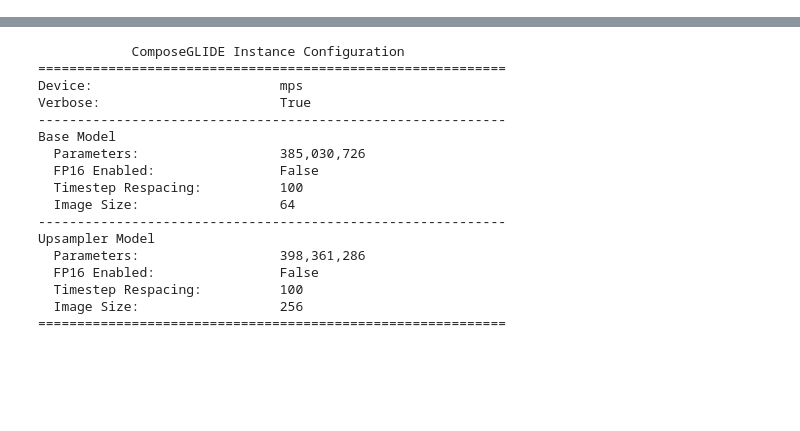
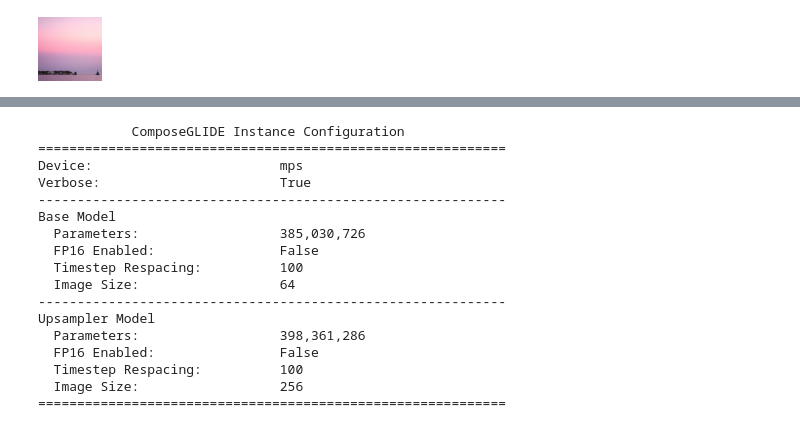
Before and after one commit to denskrlv/gm-project-2, a Jupyter notebook: main.ipynb, the cells around one changed output, grey strips where cells are left out. Drawn from its saved outputs; the diff is of its cells as text; code cells hidden in the pictures; blank space fills up the shorter version.

```diff
--- a/main.ipynb
+++ b/main.ipynb
@@ -5,0 +23,3 @@ from matplotlib import pyplot as plt
+# %%
+has_cuda = th.cuda.is_available()
+device = th.device('mps')
@@ -5,0 +54,72 @@ from matplotlib import pyplot as plt
+# %%
+def show_images(batch: th.Tensor):
+    """ Display a batch of images inline. """
+    scaled = ((batch + 1)*127.5).round().clamp(0,255).to(th.uint8).cpu()
+    reshaped = scaled.permute(2, 0, 3, 1).reshape([batch.shape[2], -1, 3])
+    display(Image.fromarray(reshaped.numpy()))
+# %%
+# Sampling parameters
+prompt = PROMPT
+batch_size = 1
+guidance_scale = 3.0
+
+# Tune this parameter to control the sharpness of 256x256 images.
+# A value of 1.0 is sharper, but sometimes results in grainy artifacts.
+upsample_temp = 0.997
+# %%
+##############################
+# Sample from the base model #
+##############################
+
+# Create the text tokens to feed to the model.
+tokens = model.tokenizer.encode(prompt)
+tokens, mask = model.tokenizer.padded_tokens_and_mask(
+    tokens, options['text_ctx']
+)
+
+# Create the classifier-free guidance tokens (empty)
+full_batch_size = batch_size * 2
+uncond_tokens, uncond_mask = model.tokenizer.padded_tokens_and_mask(
+    [], options['text_ctx']
+)
+
+# Pack the tokens together into model kwargs.
+model_kwargs = dict(
+    tokens=th.tensor(
+        [tokens] * batch_size + [uncond_tokens] * batch_size, device=device
+    ),
+    mask=th.tensor(
+        [mask] * batch_size + [uncond_mask] * batch_size,
+        dtype=th.bool,
+        device=device,
+    ),
+)
+
+# Create a classifier-free guidance sampling function
+def model_fn(x_t, ts, **kwargs):
+    half = x_t[: len(x_t) // 2]
+    combined = th.cat([half, half], dim=0)
+    model_out = model(combined, ts, **kwargs)
+    eps, rest = model_out[:, :3], model_out[:, 3:]
+    cond_eps, uncond_eps = th.split(eps, len(eps) // 2, dim=0)
+    half_eps = uncond_eps + guidance_scale * (cond_eps - uncond_eps)
+    eps = th.cat([half_eps, half_eps], dim=0)
+    return th.cat([eps, rest], dim=1)
+
+# Sample from the base model.
+model.del_cache()
+samples = diffusion.p_sample_loop(
+    model_fn,
+    (full_batch_size, 3, options["image_size"], options["image_size"]),
+    device=device,
+    clip_denoised=True,
+    progress=True,
+    model_kwargs=model_kwargs,
+    cond_fn=None,
+)[:batch_size]
+model.del_cache()
+
+# Show the output
+show_images(samples)
+# %% [output]
+[figure, added]
```
Also changed, not shown: parts of 12 cells of this notebook, 7 other files.
